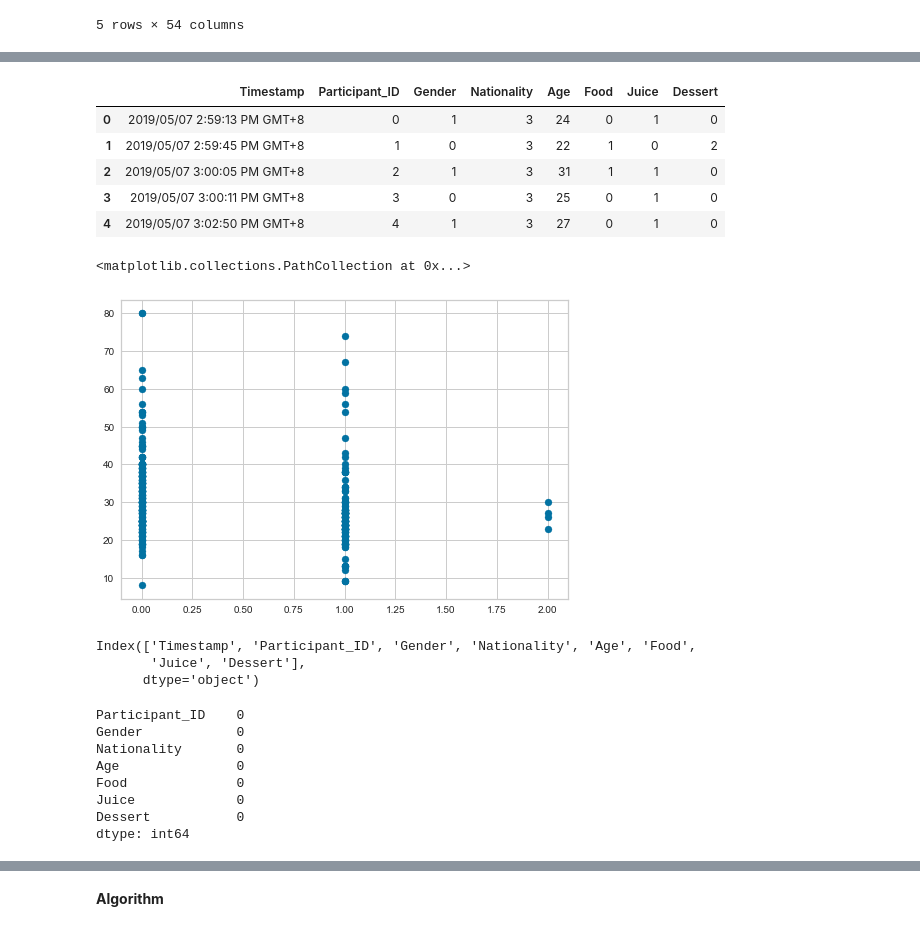
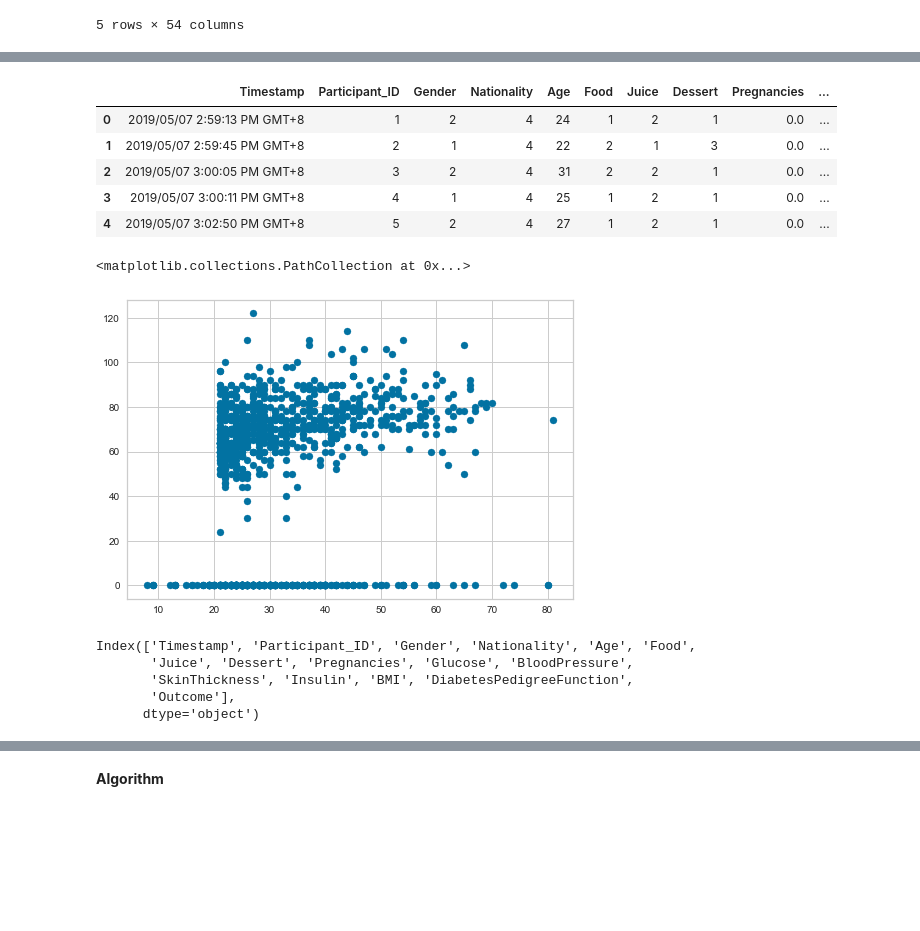
Before and after one commit to nutzbee/Collab-Tests, a Jupyter notebook: Food_Clustering.ipynb, the cells around one changed output, grey strips where cells are left out. Cells and saved outputs as stored; diff of their text form; code cells hidden in the pictures; blank space fills up the shorter version.

```diff
--- a/Food_Clustering.ipynb
+++ b/Food_Clustering.ipynb
@@ -152,5 +137,5 @@ merged.head()
 # %%
-sampleDf = pd.read_csv('Food_Preference.csv')
+sampleDf = pd.read_csv('mergedDf.csv')
 # %%
 sampleDf.head()
 # %% [output]
@@ -171,21 +156,23 @@ sampleDf['Juice'] = le.fit_transform(sampleDf['Juice'])
 sampleDf['Dessert'] = le.fit_transform(sampleDf['Dessert'])
 sampleDf.head()
 # %% [output]
-|  | Timestamp | Participant_ID | Gender | Nationality | Age | Food | Juice | Dessert |
-| 0 | 2019/05/07 2:59:13 PM GMT+8 | 0 | 1 | 3 | 24 | 0 | 1 | 0 |
-| 1 | 2019/05/07 2:59:45 PM GMT+8 | 1 | 0 | 3 | 22 | 1 | 0 | 2 |
-| 2 | 2019/05/07 3:00:05 PM GMT+8 | 2 | 1 | 3 | 31 | 1 | 1 | 0 |
-| 3 | 2019/05/07 3:00:11 PM GMT+8 | 3 | 0 | 3 | 25 | 0 | 1 | 0 |
-| 4 | 2019/05/07 3:02:50 PM GMT+8 | 4 | 1 | 3 | 27 | 0 | 1 | 0 |
+|  | Timestamp | Participant_ID | Gender | Nationality | Age | Food | Juice | Dessert | Pregnancies | ... |
+| 0 | 2019/05/07 2:59:13 PM GMT+8 | 1 | 2 | 4 | 24 | 1 | 2 | 1 | 0.0 | ... |
+| 1 | 2019/05/07 2:59:45 PM GMT+8 | 2 | 1 | 4 | 22 | 2 | 1 | 3 | 0.0 | ... |
+| 2 | 2019/05/07 3:00:05 PM GMT+8 | 3 | 2 | 4 | 31 | 2 | 2 | 1 | 0.0 | ... |
+| 3 | 2019/05/07 3:00:11 PM GMT+8 | 4 | 1 | 4 | 25 | 1 | 2 | 1 | 0.0 | ... |
+| 4 | 2019/05/07 3:02:50 PM GMT+8 | 5 | 2 | 4 | 27 | 1 | 2 | 1 | 0.0 | ... |
 # %%
-plt.scatter(sampleDf['Gender'],sampleDf['Age'])
+plt.scatter(sampleDf['Age'],sampleDf['BloodPressure'])
 # %% [output]
 <matplotlib.collections.PathCollection at 0x...>
-[figure, old version]
+[figure, new version]
 # %%
 sampleDf.columns
 # %% [output]
 Index(['Timestamp', 'Participant_ID', 'Gender', 'Nationality', 'Age', 'Food',
-       'Juice', 'Dessert'],
+       'Juice', 'Dessert', 'Pregnancies', 'Glucose', 'BloodPressure',
+       'SkinThickness', 'Insulin', 'BMI', 'DiabetesPedigreeFunction',
+       'Outcome'],
       dtype='object')
 # %%
@@ -193,16 +181,5 @@ feature = ['Participant_ID', 'Gender', 'Nationality', 'Age', 'Food', 'Juice', 'D
 
 sampleNutrientsDf = sampleDf[feature]
-# %%
-sampleNutrientsDf.isnull().sum()
-# %% [output]
-Participant_ID    0
-Gender            0
-Nationality       0
-Age               0
-Food              0
-Juice             0
-Dessert           0
-dtype: int64
 # %%
 sampleNutrientsDf = sampleNutrientsDf.fillna(0)
 sampleNutrientsDf.isnull().sum()
```
Also changed, not shown: parts of 23 cells of this notebook, 3 other files.
